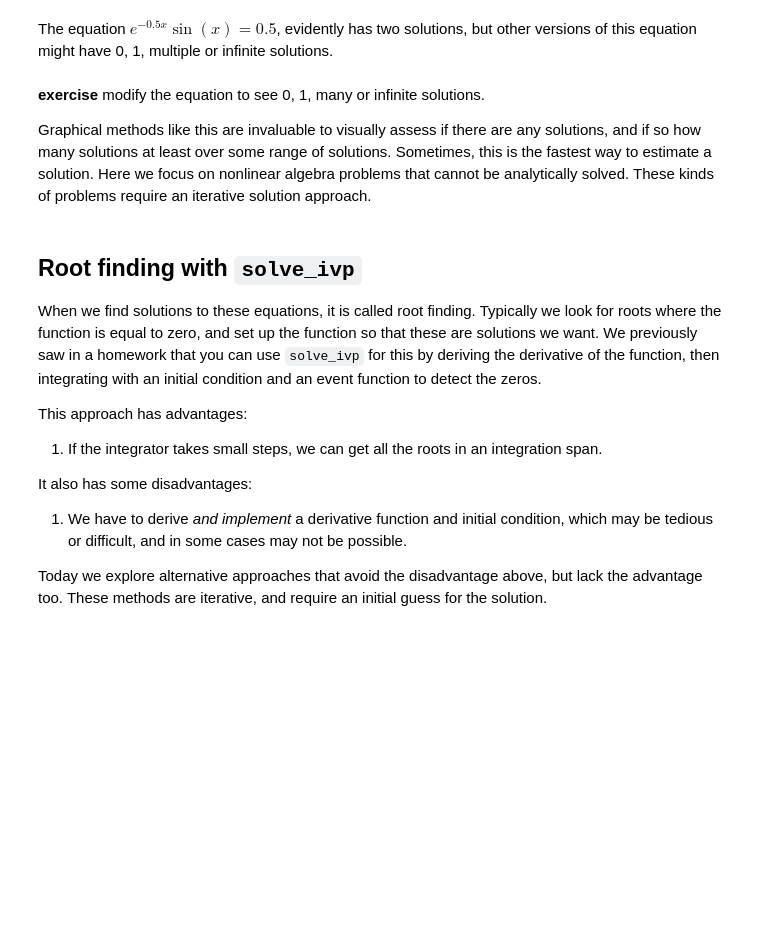
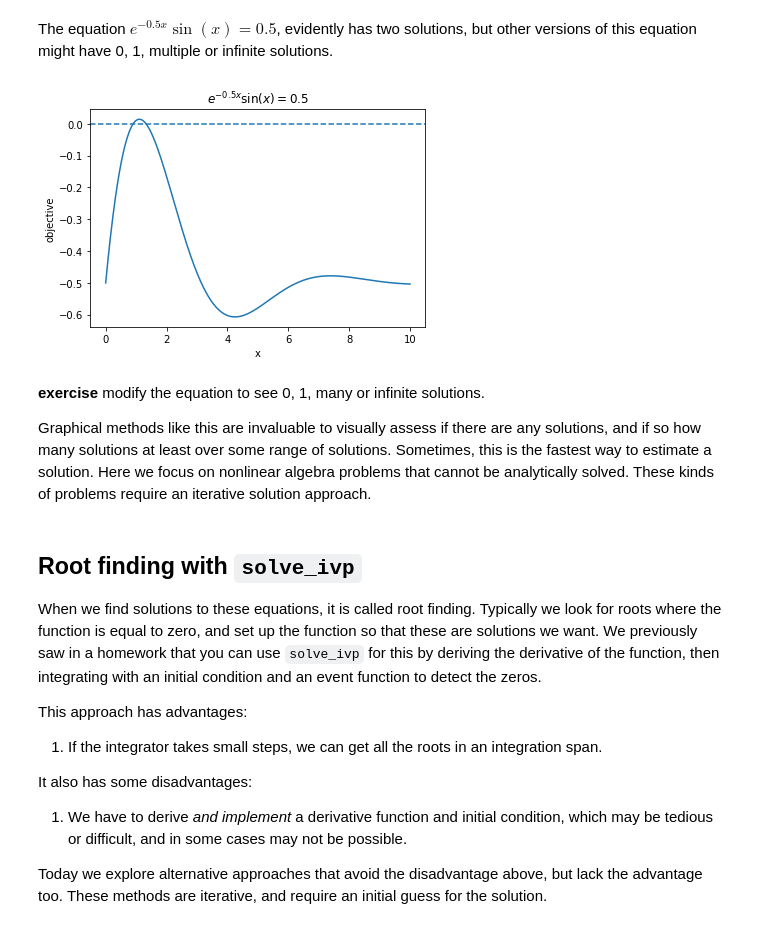
Before and after one commit to Steel-Bank-codespaces/f22-06623, a Jupyter notebook: lectures/07-nla-1/07-nla-1.ipynb, the cells around one changed output. Cells and saved outputs as stored; diff of their text form; code cells hidden in the pictures; blank space fills up the shorter version.

```diff
--- a/lectures/07-nla-1/07-nla-1.ipynb
+++ b/lectures/07-nla-1/07-nla-1.ipynb
@@ -59,16 +65,18 @@ plt.ylabel("y");
 The equation $e^{-0.5 x} \sin(x) = 0.5$, evidently has two solutions, but other versions of this equation might have 0, 1, multiple or infinite solutions.
 # %%
 def f3(x):
-    return np.exp(-0.5 * x) * np.sin(x) - 0.52
+    return np.exp(-0.5 * x) * np.sin(x) - 0.5
 
 
 x = np.linspace(0, 10, 500)
 
 plt.plot(x, f3(x))
 plt.axhline(0, ls="--")
 plt.title("$e^{-0.5 x} \sin(x) = 0.5$")
 plt.xlabel("x")
 plt.ylabel("objective");
+# %% [output]
+[figure, added]
 # %% [markdown]
 **exercise** modify the equation to see 0, 1, many or infinite solutions.
 
```
Also changed, not shown: parts of 36 cells of this notebook.
